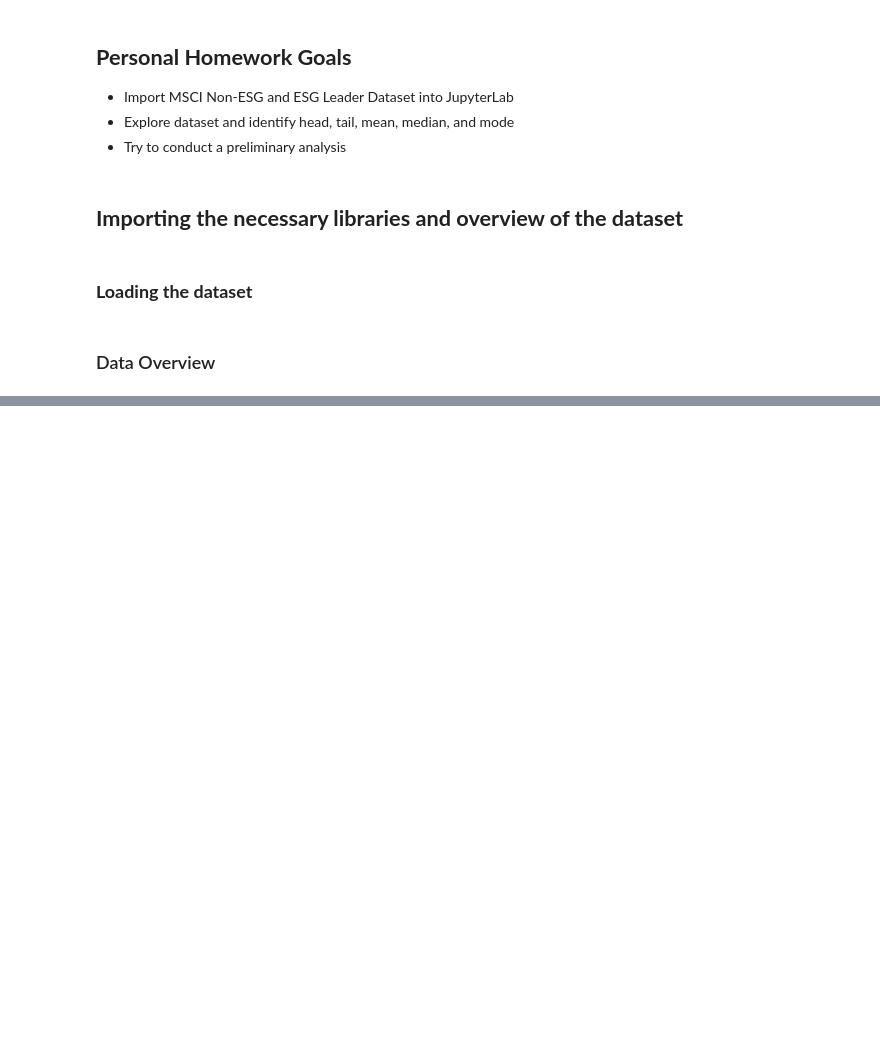
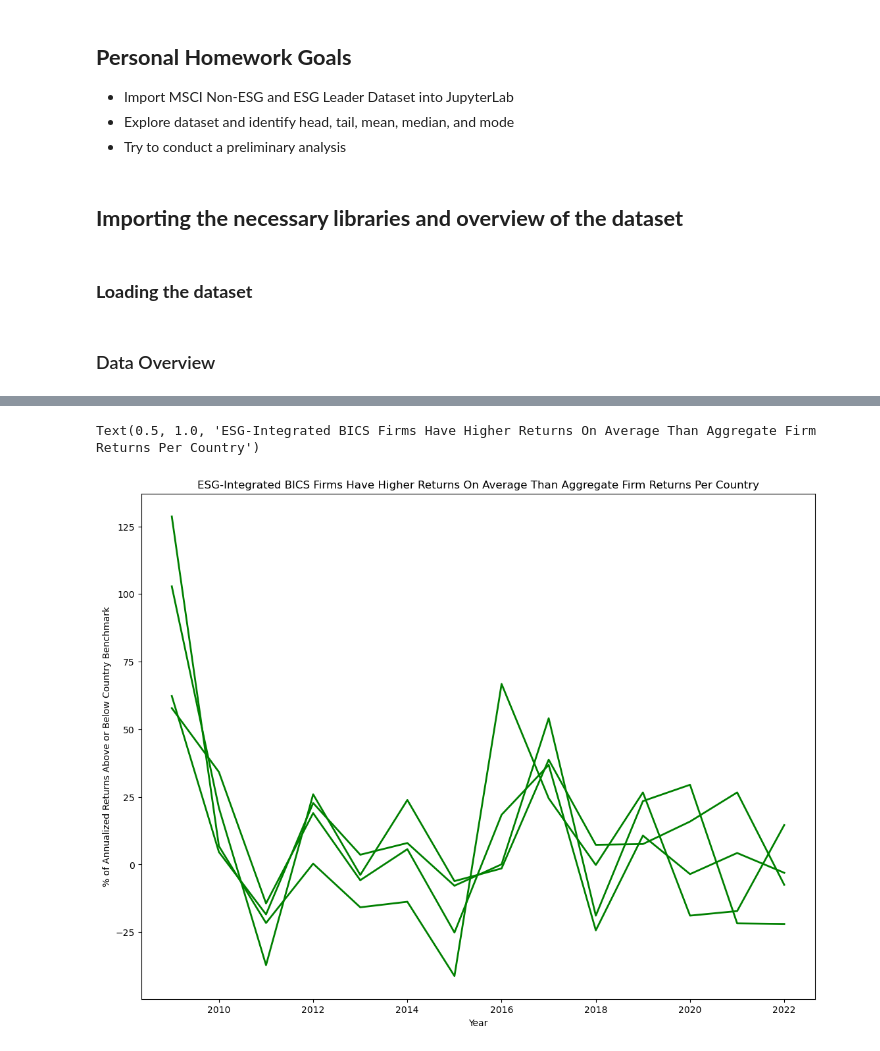
Before and after one commit to avnikadubey/as.180.369, a Jupyter notebook: contrib/avnikadubey/class-07-dataset_integration/ESG Data Regression.ipynb, the cells around one changed output, grey strips where cells are left out. Drawn from its saved outputs; the diff is of its cells as text; code cells hidden in the pictures; blank space fills up the shorter version.

```diff
--- a/contrib/avnikadubey/class-07-dataset_integration/ESG Data Regression.ipynb
+++ b/contrib/avnikadubey/class-07-dataset_integration/ESG Data Regression.ipynb
@@ -128,0 +130,3 @@ myaxes.plot(Date, NonESG,)
+# %%
+data = pd.read_csv("bricperformance.csv")
+ds = data.copy()
@@ -128,0 +151,25 @@ myaxes.plot(Date, NonESG,)
+# %%
+#Assign different columns of data into different series
+IN = data['India']
+CH = data['China']
+BR = data['Brazil']
+SA = data['South Africa']
+YR = data['Year']
+# %%
+#Attempt at constructing a graph
+fig=plt.figure()
+myaxes=fig.add_axes([0.1,0.1,1.6,1.6])
+
+#Add data to the graph
+myaxes.plot(YR, IN,'green',lw=2)
+myaxes.plot(YR, CH,'green',lw=2)
+myaxes.plot(YR, BR,'green',lw=2)
+myaxes.plot(YR, SA,'green',lw=2)
+
+#Set labels
+myaxes.set_xlabel('Year')
+myaxes.set_ylabel('% of Annualized Returns Above or Below Country Benchmark')
+myaxes.set_title(label="ESG-Integrated BICS Firms Have Higher Returns On Average Than Aggregate Firm Returns Per Country")
+# %% [output]
+Text(0.5, 1.0, 'ESG-Integrated BICS Firms Have Higher Returns On Average Than Aggregate Firm Returns Per Country')
+[figure, added]
```
Also changed, not shown: parts of 16 cells of this notebook.
